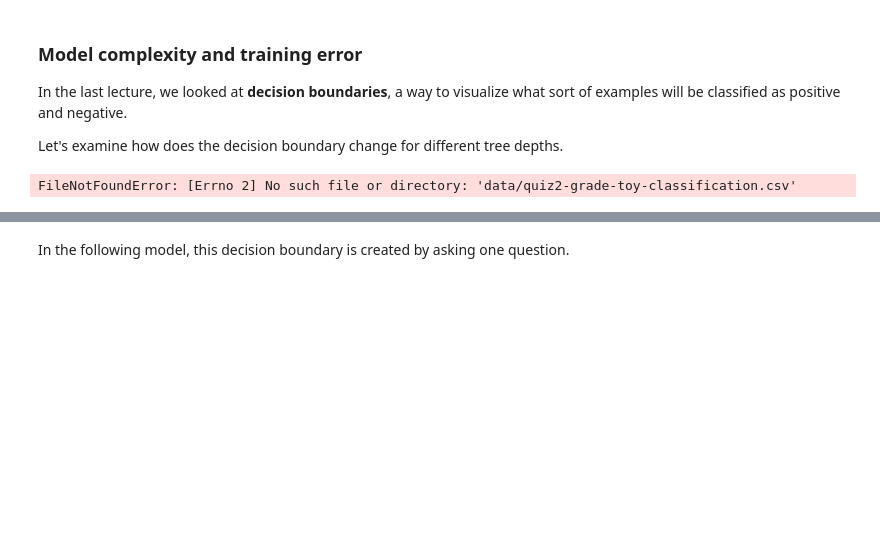
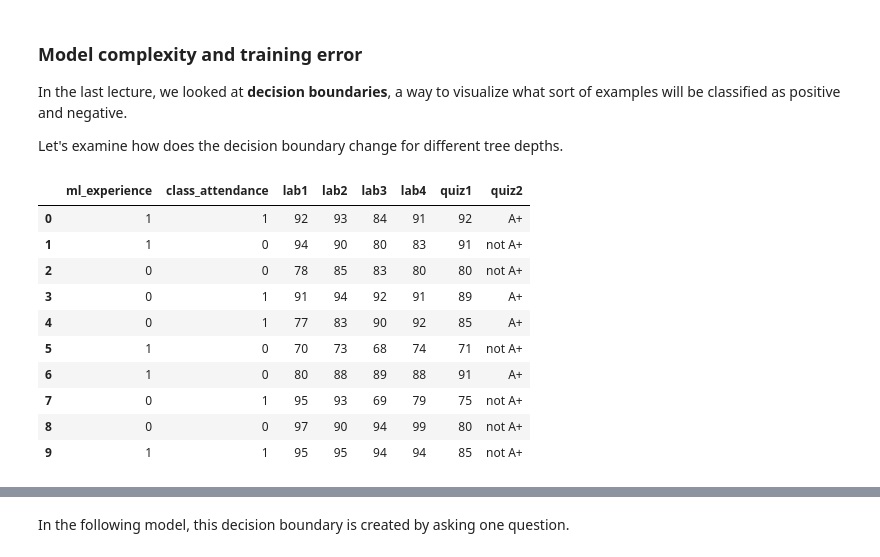
Before and after one commit to lindakiritchkov/cpsc330-2023W2, a Jupyter notebook: lectures/mehrdad/03_ml-fundamentals.ipynb, the cells around one changed output, grey strips where cells are left out. Cells and saved outputs as stored; diff of their text form; code cells hidden in the pictures; blank space fills up the shorter version.

```diff
--- a/lectures/mehrdad/03_ml-fundamentals.ipynb
+++ b/lectures/mehrdad/03_ml-fundamentals.ipynb
@@ -86,10 +86,20 @@ In the last lecture, we looked at **decision boundaries**, a way to visualize wh
 Let's examine how does the decision boundary change for different tree depths.
 # %%
 # Toy quiz2 grade data
-classification_df = pd.read_csv("data/quiz2-grade-toy-classification.csv")
+classification_df = pd.read_csv("../data/quiz2-grade-toy-classification.csv")
 classification_df.head(10)
 # %% [output]
-FileNotFoundError: [Errno 2] No such file or directory: 'data/quiz2-grade-toy-classification.csv'
+|  | ml_experience | class_attendance | lab1 | lab2 | lab3 | lab4 | quiz1 | quiz2 |
+| 0 | 1 | 1 | 92 | 93 | 84 | 91 | 92 | A+ |
+| 1 | 1 | 0 | 94 | 90 | 80 | 83 | 91 | not A+ |
+| 2 | 0 | 0 | 78 | 85 | 83 | 80 | 80 | not A+ |
+| 3 | 0 | 1 | 91 | 94 | 92 | 91 | 89 | A+ |
+| 4 | 0 | 1 | 77 | 83 | 90 | 92 | 85 | A+ |
+| 5 | 1 | 0 | 70 | 73 | 68 | 74 | 71 | not A+ |
+| 6 | 1 | 0 | 80 | 88 | 89 | 88 | 91 | A+ |
+| 7 | 0 | 1 | 95 | 93 | 69 | 79 | 75 | not A+ |
+| 8 | 0 | 0 | 97 | 90 | 94 | 99 | 80 | not A+ |
+| 9 | 1 | 1 | 95 | 95 | 94 | 94 | 85 | not A+ |
 # %%
 X = classification_df.drop(["quiz2"], axis=1)
 y = classification_df["quiz2"]
```
Also changed, not shown: parts of 35 cells of this notebook, 2 other files.
